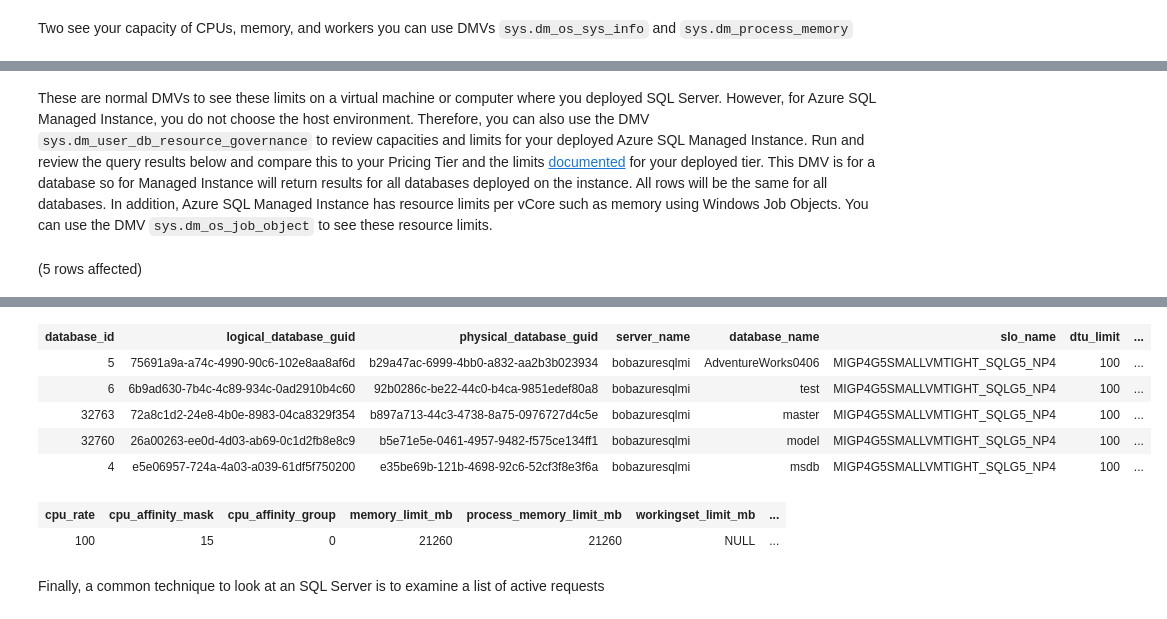
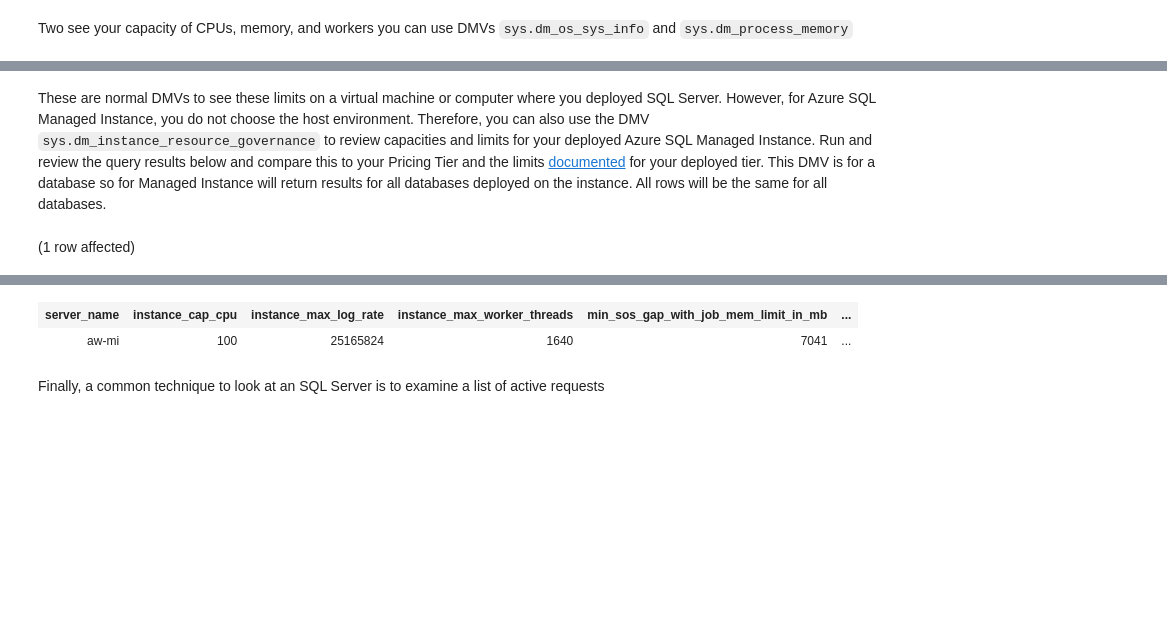
Before and after one commit to microsoft/sqlworkshops-azuresqlworkshop, a Jupyter notebook: azuresqlworkshop/02-DeployAndConfigure/verifydeployment/VerifyDeployment-MI.ipynb, the cells around one changed output, grey strips where cells are left out. Saved outputs shown, nothing was run; the diff lists cells and outputs as text; code cells hidden in the pictures; blank space fills up the shorter version.

```diff
--- a/azuresqlworkshop/02-DeployAndConfigure/verifydeployment/VerifyDeployment-MI.ipynb
+++ b/azuresqlworkshop/02-DeployAndConfigure/verifydeployment/VerifyDeployment-MI.ipynb
@@ -111,7 +110,6 @@ Total execution time: 00:00:00.026
 # %% [markdown]
-These are normal DMVs to see these limits on a virtual machine or computer where you deployed SQL Server. However, for Azure SQL Managed Instance, you do not choose the host environment.  Therefore, you can also use the DMV `sys.dm_user_db_resource_governance` to review capacities and limits for your deployed Azure SQL Managed Instance. Run and review the query results below and compare this to your Pricing Tier and the limits [documented](https://docs.microsoft.com/en-us/azure/sql-database/sql-database-managed-instance-resource-limits) for your deployed tier. This DMV is for a database so for Managed Instance will return results for all databases deployed on the instance. All rows will be the same for all databases. In addition, Azure SQL Managed Instance has resource limits per vCore such as memory using Windows Job Objects. You can use the DMV `sys.dm_os_job_object` to see these resource limits.
+These are normal DMVs to see these limits on a virtual machine or computer where you deployed SQL Server. However, for Azure SQL Managed Instance, you do not choose the host environment. Therefore, you can also use the DMV `sys.dm_instance_resource_governance` to review capacities and limits for your deployed Azure SQL Managed Instance. Run and review the query results below and compare this to your Pricing Tier and the limits [documented](https://docs.microsoft.com/en-us/azure/sql-database/sql-database-managed-instance-resource-limits) for your deployed tier. This DMV is for a database so for Managed Instance will return results for all databases deployed on the instance. All rows will be the same for all databases.
 # %%
-SELECT * FROM sys.dm_user_db_resource_governance;
-SELECT * FROM sys.dm_os_job_object;
+SELECT * FROM sys.dm_instance_resource_governance;
 # %% [output]
-(5 rows affected)
+(1 row affected)
@@ -120,11 +117,5 @@ Total execution time: 00:00:00.043
-| database_id | logical_database_guid | physical_database_guid | server_name | database_name | slo_name | dtu_limit | ... |
-| 5 | 75691a9a-a74c-4990-90c6-102e8aa8af6d | b29a47ac-6999-4bb0-a832-aa2b3b023934 | bobazuresqlmi | AdventureWorks0406 | MIGP4G5SMALLVMTIGHT_SQLG5_NP4 | 100 | ... |
-| 6 | 6b9ad630-7b4c-4c89-934c-0ad2910b4c60 | 92b0286c-be22-44c0-b4ca-9851edef80a8 | bobazuresqlmi | test | MIGP4G5SMALLVMTIGHT_SQLG5_NP4 | 100 | ... |
-| 32763 | 72a8c1d2-24e8-4b0e-8983-04ca8329f354 | b897a713-44c3-4738-8a75-0976727d4c5e | bobazuresqlmi | master | MIGP4G5SMALLVMTIGHT_SQLG5_NP4 | 100 | ... |
-| 32760 | 26a00263-ee0d-4d03-ab69-0c1d2fb8e8c9 | b5e71e5e-0461-4957-9482-f575ce134ff1 | bobazuresqlmi | model | MIGP4G5SMALLVMTIGHT_SQLG5_NP4 | 100 | ... |
-| 4 | e5e06957-724a-4a03-a039-61df5f750200 | e35be69b-121b-4698-92c6-52cf3f8e3f6a | bobazuresqlmi | msdb | MIGP4G5SMALLVMTIGHT_SQLG5_NP4 | 100 | ... |
+| server_name | instance_cap_cpu | instance_max_log_rate | instance_max_worker_threads | min_sos_gap_with_job_mem_limit_in_mb | ... |
+| aw-mi | 100 | 25165824 | 1640 | 7041 | ... |
-| cpu_rate | cpu_affinity_mask | cpu_affinity_group | memory_limit_mb | process_memory_limit_mb | workingset_limit_mb | ... |
-| 100 | 15 | 0 | 21260 | 21260 | NULL | ... |
 # %% [markdown]
 Finally, a common technique to look at an SQL Server is to examine a list of active requests
 # %%
```
Also changed, not shown: parts of 6 cells of this notebook.
